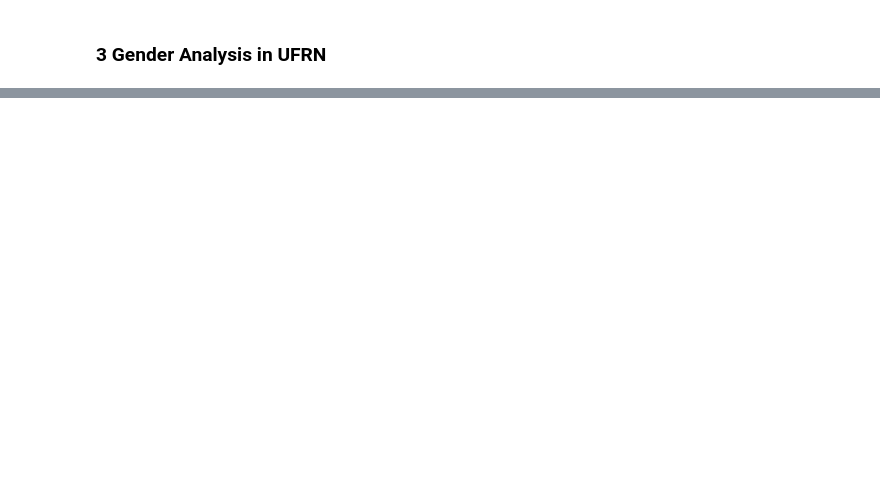
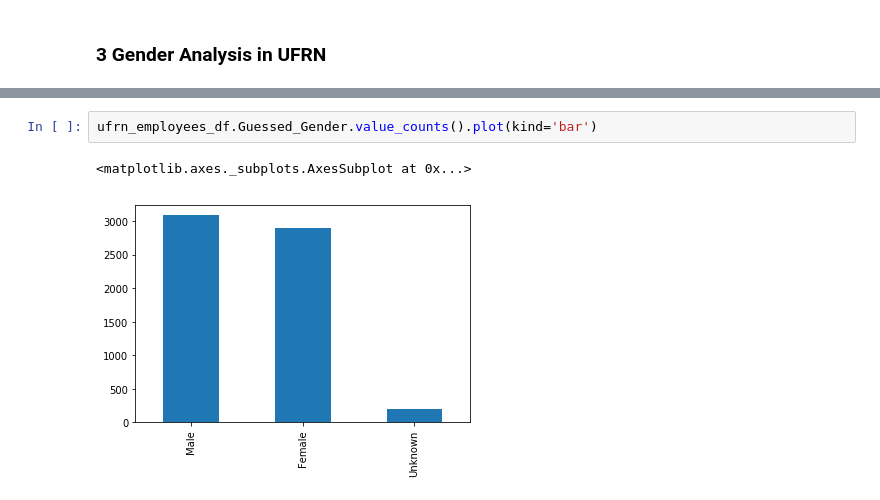
Before and after one commit to aguinaldoabbj/Analyzing-Gender-IES, a Jupyter notebook: gender-UFRN.ipynb, the cells around one changed output, grey strips where cells are left out. Saved outputs shown, nothing was run; the diff lists cells and outputs as text; blank space fills up the shorter version.

```diff
--- a/gender-UFRN.ipynb
+++ b/gender-UFRN.ipynb
@@ -255,0 +282,5 @@ ies_employees_df.Guessed_Gender.value_counts().plot(kind='pie')
+# %%
+ufrn_employees_df.Guessed_Gender.value_counts().plot(kind='bar')
+# %% [output]
+<matplotlib.axes._subplots.AxesSubplot at 0x...>
+[figure, added]
```
Also changed, not shown: parts of 24 cells of this notebook, 2 other files.
